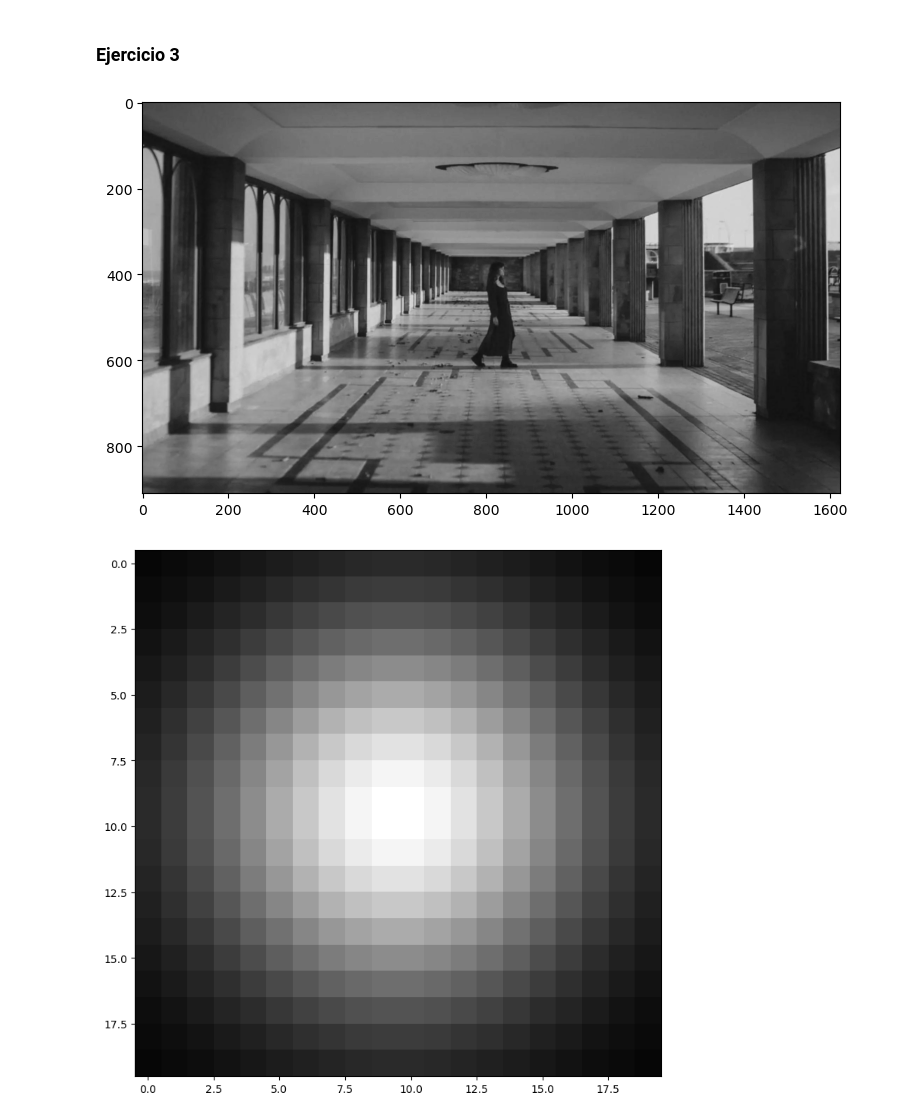
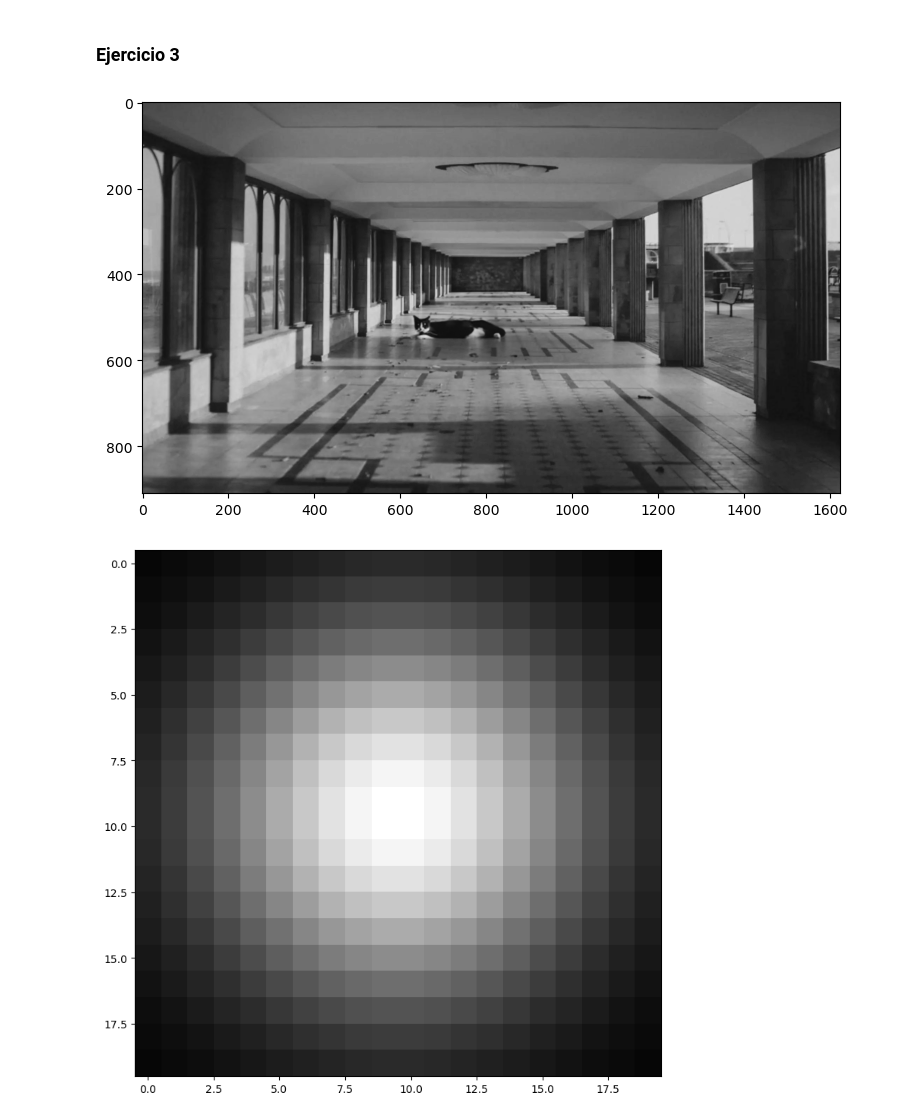
Before and after one commit to manugarciat/erv-practicas, a Jupyter notebook: practica-02/practica-2.ipynb, the cells around one changed output. Saved outputs shown, nothing was run; the diff lists cells and outputs as text; code cells hidden in the pictures.

```diff
--- a/practica-02/practica-2.ipynb
+++ b/practica-02/practica-2.ipynb
@@ -45,10 +61,10 @@ array([[ 0, -1, -3,  3,  1],
 # %% [markdown]
 ### Ejercicio 3
 # %%
-imagenA = cargar("imagen.png")
+imagenA = cargar("imagen2.png")
 mostrar(imagenA)
 # %% [output]
-[figure, old version]
+[figure, new version]
 # %%
 def ventana_gauss(dimension, desviacion):
     gauss1d = signal.windows.gaussian(dimension, desviacion)
```
Also changed, not shown: parts of 15 cells of this notebook, 2 other files.
